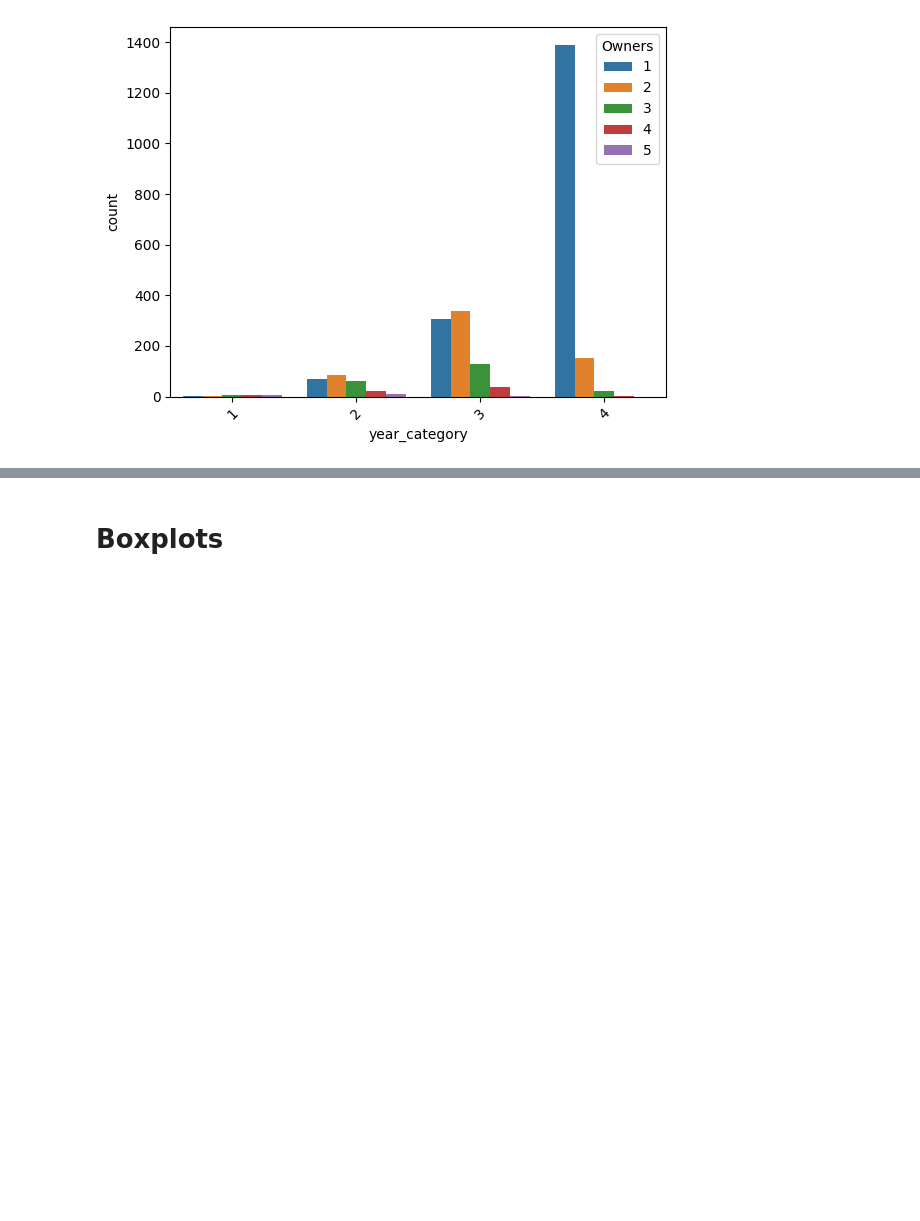
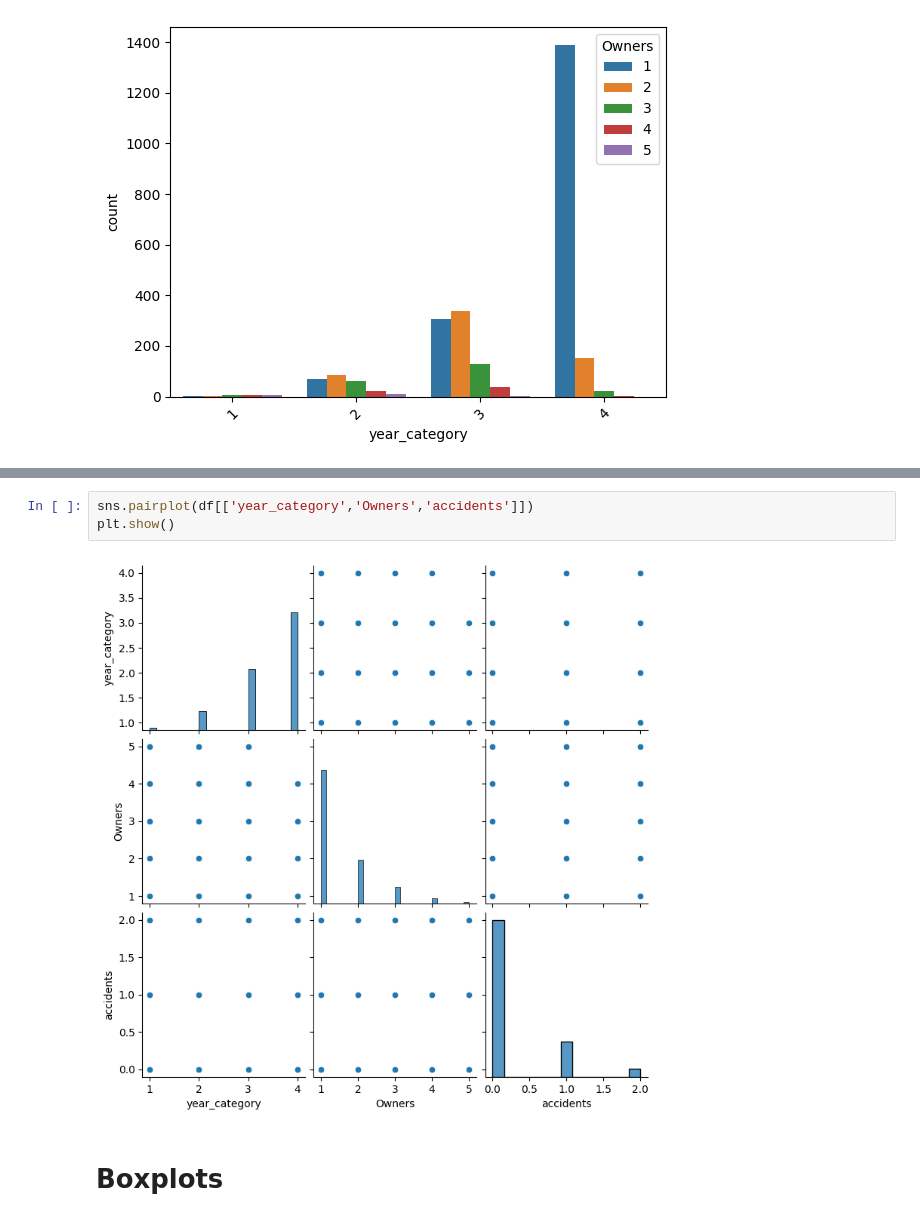
Before and after one commit to Soha85/MyKaggle, a Jupyter notebook: used-car-price-prediction.ipynb, the cells around one changed output, grey strips where cells are left out. Saved outputs shown, nothing was run; the diff lists cells and outputs as text; blank space fills up the shorter version.

```diff
--- a/used-car-price-prediction.ipynb
+++ b/used-car-price-prediction.ipynb
@@ -324,3 +337,8 @@ plt.show()
+# %%
+sns.pairplot(df[['year_category','Owners','accidents']])
+plt.show()
+# %% [output]
+[figure, added]
 # %% [markdown]
 # Boxplots
 # %%
```
Also changed, not shown: parts of 9 cells of this notebook.
